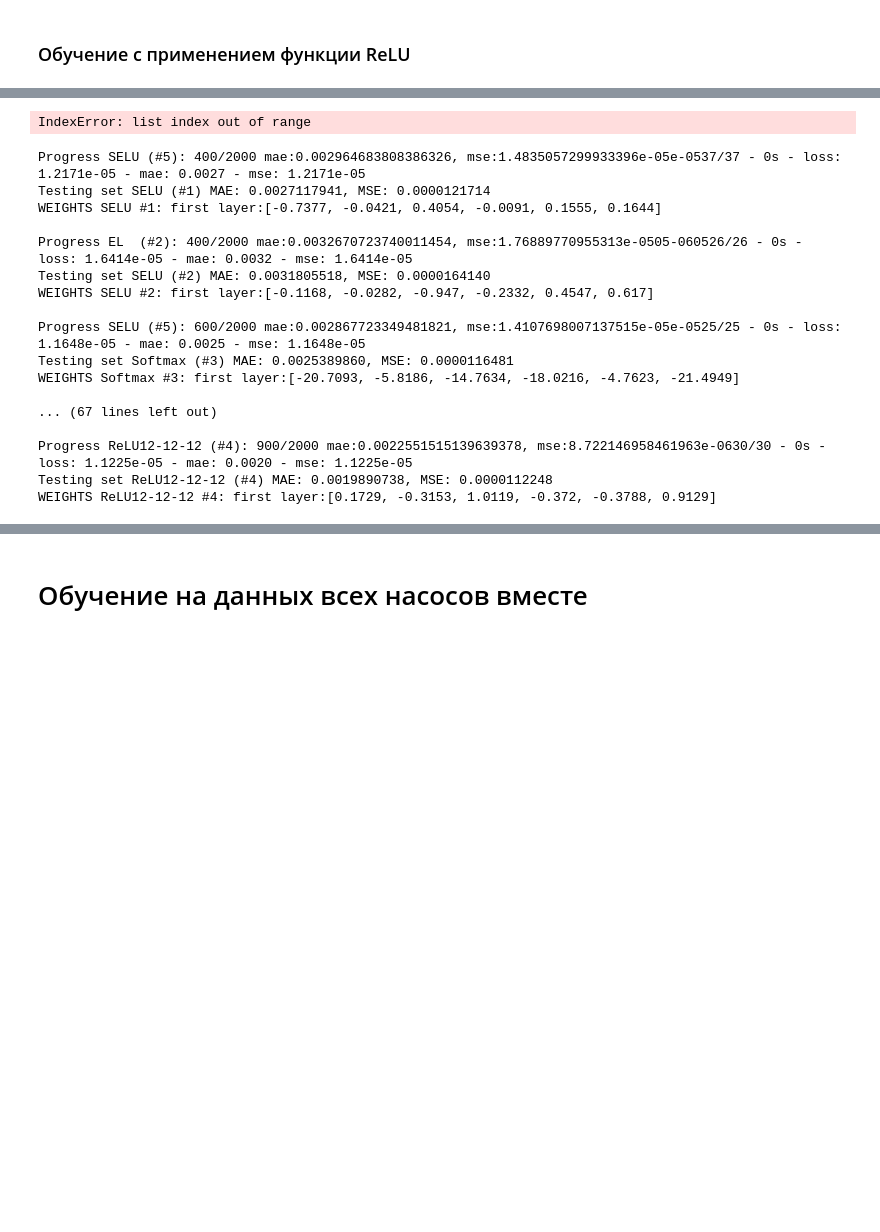
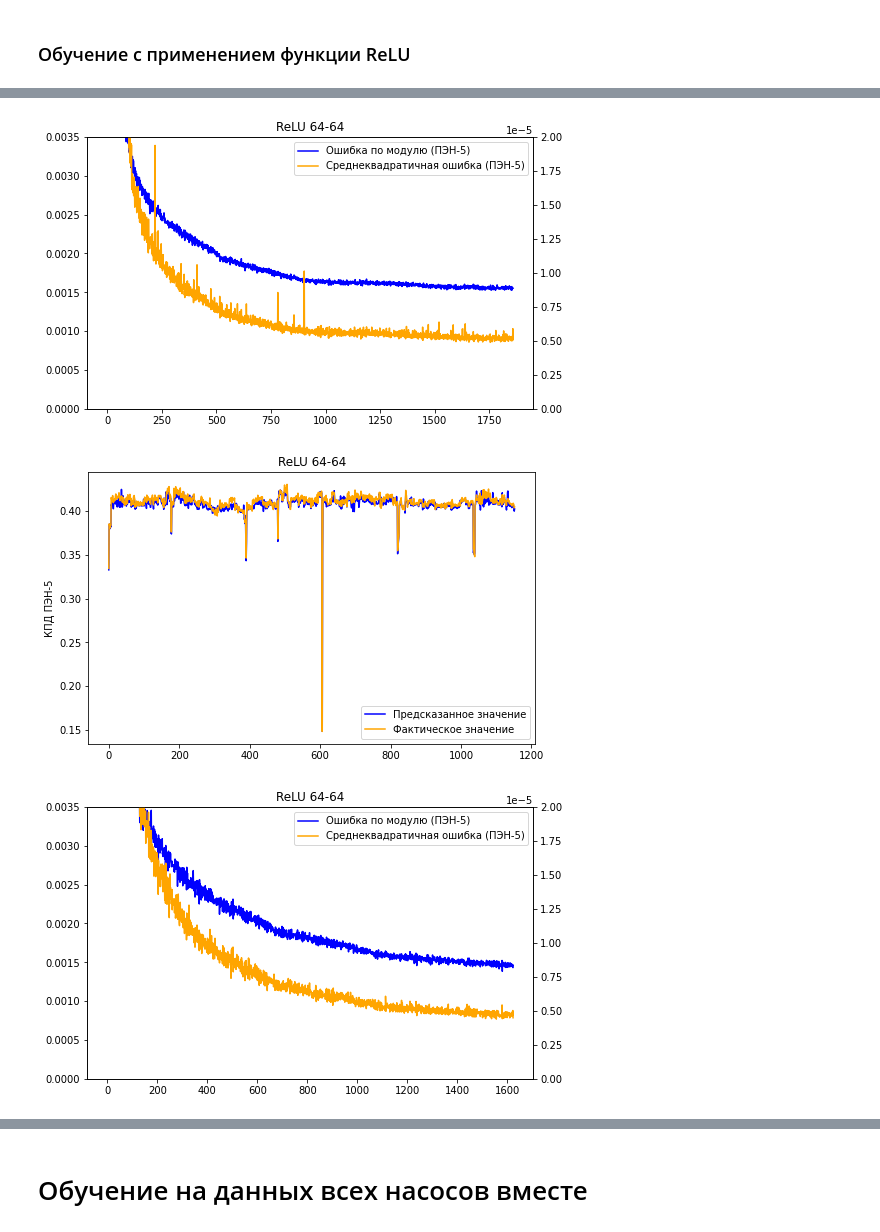
Before and after one commit to edodo1337/diplom, a Jupyter notebook: research/Диплом copy.ipynb, the cells around one changed output, grey strips where cells are left out. Saved outputs shown, nothing was run; the diff lists cells and outputs as text; code cells hidden in the pictures; blank space fills up the shorter version.

```diff
--- a/research/Диплом copy.ipynb
+++ b/research/Диплом copy.ipynb
@@ -787,7 +787,7 @@ from tensorflow.keras import optimizers
 start_time = time()
 
 class NNTrainer:
-    def __init__(self, title, EPOCHS=2000, patience=300):
+    def __init__(self, title, EPOCHS=5000, patience=600):
         self.EPOCHS = EPOCHS
         self.patience = patience
         self.title = title
@@ -849,6 +849,10 @@ class NNTrainer:
         print()
 
         test_predictions = model.predict(normed_test_data).flatten()
+
+        model.save(f"{self.title}_{pump_num}")
+
+
         return history.history, history.epoch, mae, mse, test_labels, test_predictions
 
 
@@ -1008,8 +1012,10 @@ def plot_history(history, epochs, pump_num, trainer):
     h2, l2 = ax2.get_legend_handles_labels()
     ax1.legend(h1+h2, l1+l2, loc="upper right")
 
-    ax1.set_ylim([0, min(history['mae']*2)])
-    ax2.set_ylim([0, min(history['mse']*2)])
+#     ax1.set_ylim([0, min(history['mae']*2)])
+#     ax2.set_ylim([0, min(history['mse']*2)])
+    ax1.set_ylim([0, 0.0035])
+    ax2.set_ylim([0, 0.00002])
 
     plt.show()
 
@@ -1103,9 +1109,11 @@ nn_trainer9 = ReLU12_12_12("ReLU12-12-12")
 #                                                                   nn_trainer5])
 # pump_nn6, pump_nn7, pump_nn8, pump_nn9 = calc_and_save([nn_trainer7, nn_trainer8, nn_trainer8, nn_trainer9])
 
-trainers = [nn_trainer1, nn_trainer2, nn_trainer3,
-            nn_trainer4, nn_trainer5, nn_trainer6,
-            nn_trainer7, nn_trainer8, nn_trainer9]
+# trainers = [nn_trainer1, nn_trainer2, nn_trainer3,
+#             nn_trainer4, nn_trainer5, nn_trainer6,
+#             nn_trainer7, nn_trainer8, nn_trainer9]
 
-pump_nn1, pump_nn2, pump_nn3, pump_nn4, pump_nn5, pump_nn6, pump_nn7, pump_nn8, pump_nn9 = calc_and_save(trainers)
+trainers = [nn_trainer1]
+
+pump_nn1 = calc_and_save(trainers)
 # %% [output]
@@ -1129,18 +1137,3 @@ WEIGHTS Tanh #5: first layer:[0.5376, 0.0251, 2.2437, 1.4103, 0.6235, 0.6043]
-IndexError: list index out of range
-Progress SELU (#5): 400/2000 mae:0.002964683808386326, mse:1.4835057299933396e-05e-0537/37 - 0s - loss: 1.2171e-05 - mae: 0.0027 - mse: 1.2171e-05
-Testing set SELU (#1) MAE: 0.0027117941, MSE: 0.0000121714
-WEIGHTS SELU #1: first layer:[-0.7377, -0.0421, 0.4054, -0.0091, 0.1555, 0.1644]
-
-Progress EL  (#2): 400/2000 mae:0.0032670723740011454, mse:1.76889770955313e-0505-060526/26 - 0s - loss: 1.6414e-05 - mae: 0.0032 - mse: 1.6414e-05
-Testing set SELU (#2) MAE: 0.0031805518, MSE: 0.0000164140
-WEIGHTS SELU #2: first layer:[-0.1168, -0.0282, -0.947, -0.2332, 0.4547, 0.617]
-
-Progress SELU (#5): 600/2000 mae:0.002867723349481821, mse:1.4107698007137515e-05e-0525/25 - 0s - loss: 1.1648e-05 - mae: 0.0025 - mse: 1.1648e-05
-Testing set Softmax (#3) MAE: 0.0025389860, MSE: 0.0000116481
-WEIGHTS Softmax #3: first layer:[-20.7093, -5.8186, -14.7634, -18.0216, -4.7623, -21.4949]
-
-... (67 lines left out)
-
-Progress ReLU12-12-12 (#4): 900/2000 mae:0.0022551515139639378, mse:8.722146958461963e-0630/30 - 0s - loss: 1.1225e-05 - mae: 0.0020 - mse: 1.1225e-05
-Testing set ReLU12-12-12 (#4) MAE: 0.0019890738, MSE: 0.0000112248
-WEIGHTS ReLU12-12-12 #4: first layer:[0.1729, -0.3153, 1.0119, -0.372, -0.3788, 0.9129]
+[figure, added]
+[figure, added]
+[figure, added]
```
Also changed, not shown: parts of 26 cells of this notebook, 24 other files.
